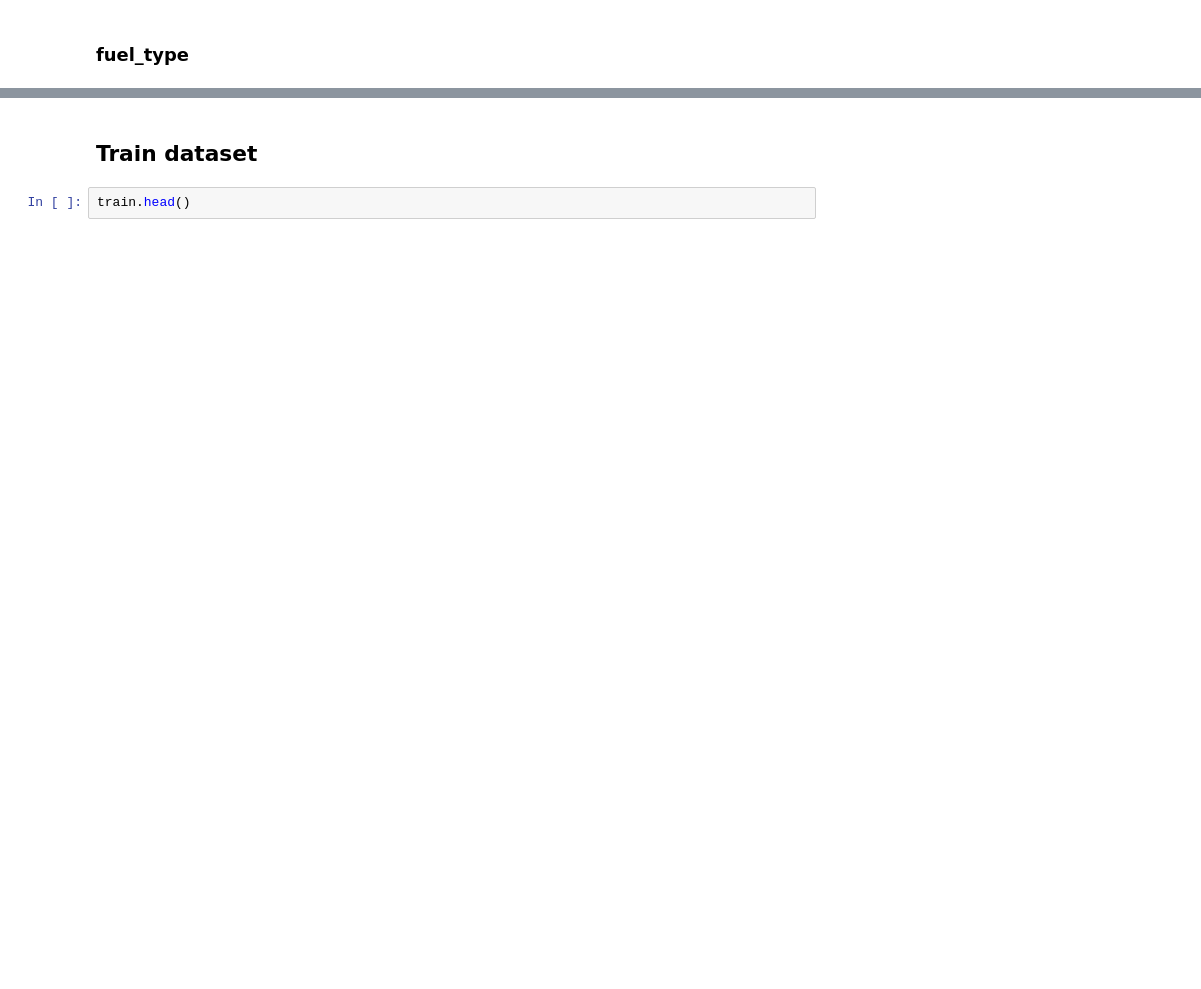
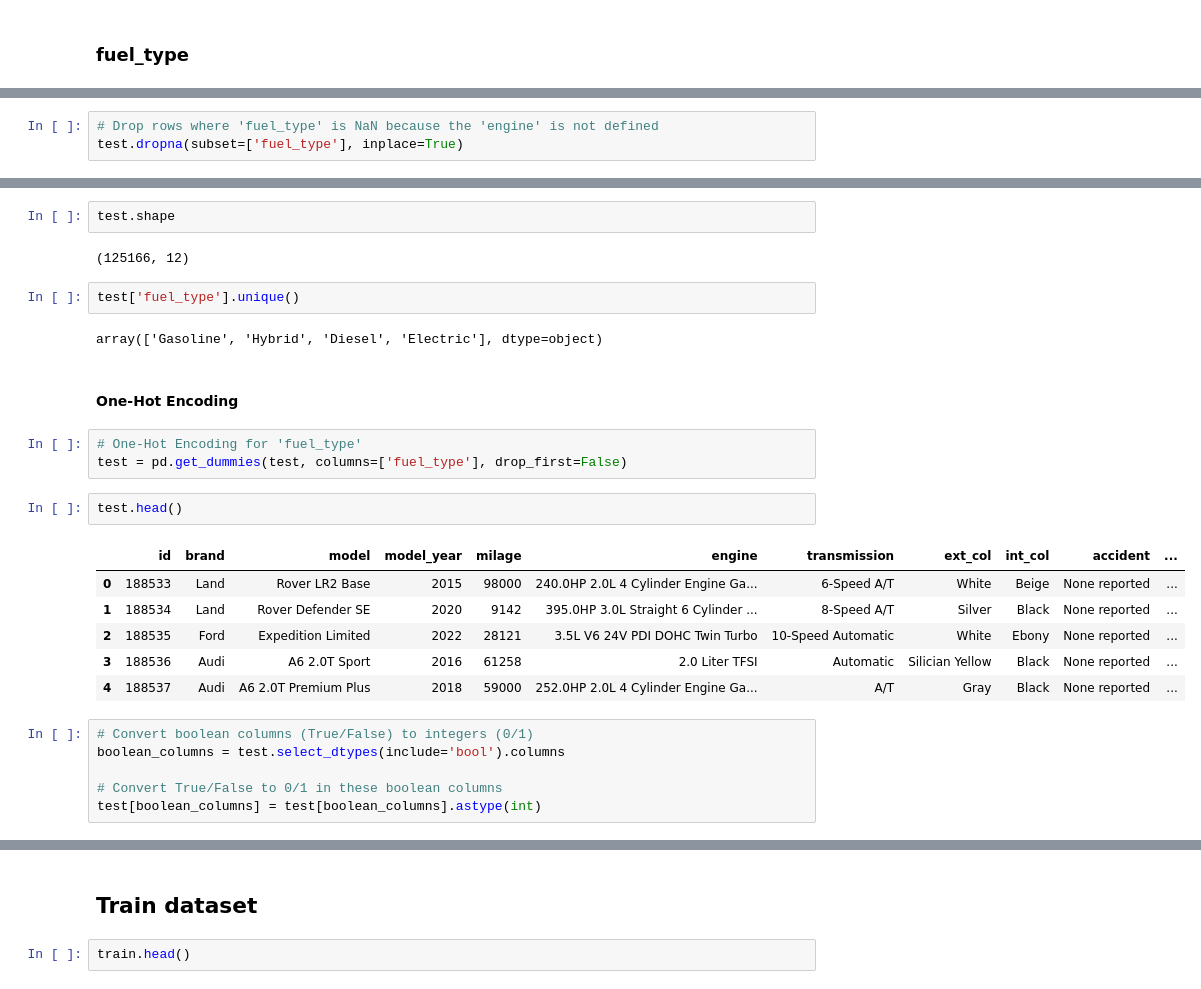
Before and after one commit to floryhblt/used_car_prices, a Jupyter notebook: notebooks/cleaning_paola.ipynb, the cells around one changed output, grey strips where cells are left out. Saved outputs shown, nothing was run; the diff lists cells and outputs as text; blank space fills up the shorter version.

```diff
--- a/notebooks/cleaning_paola.ipynb
+++ b/notebooks/cleaning_paola.ipynb
@@ -89,0 +143,3 @@ dtype: int64
+# %%
+# Drop rows where 'fuel_type' is NaN because the 'engine' is not defined
+test.dropna(subset=['fuel_type'], inplace=True)
@@ -89,0 +162,28 @@ dtype: int64
+# %%
+test.shape
+# %% [output]
+(125166, 12)
+# %%
+test['fuel_type'].unique()
+# %% [output]
+array(['Gasoline', 'Hybrid', 'Diesel', 'Electric'], dtype=object)
+# %% [markdown]
+#### One-Hot Encoding
+# %%
+# One-Hot Encoding for 'fuel_type'
+test = pd.get_dummies(test, columns=['fuel_type'], drop_first=False)
+# %%
+test.head()
+# %% [output]
+|  | id | brand | model | model_year | milage | engine | transmission | ext_col | int_col | accident | ... |
+| 0 | 188533 | Land | Rover LR2 Base | 2015 | 98000 | 240.0HP 2.0L 4 Cylinder Engine Ga... | 6-Speed A/T | White | Beige | None reported | ... |
+| 1 | 188534 | Land | Rover Defender SE | 2020 | 9142 | 395.0HP 3.0L Straight 6 Cylinder ... | 8-Speed A/T | Silver | Black | None reported | ... |
+| 2 | 188535 | Ford | Expedition Limited | 2022 | 28121 | 3.5L V6 24V PDI DOHC Twin Turbo | 10-Speed Automatic | White | Ebony | None reported | ... |
+| 3 | 188536 | Audi | A6 2.0T Sport | 2016 | 61258 | 2.0 Liter TFSI | Automatic | Silician Yellow | Black | None reported | ... |
+| 4 | 188537 | Audi | A6 2.0T Premium Plus | 2018 | 59000 | 252.0HP 2.0L 4 Cylinder Engine Ga... | A/T | Gray | Black | None reported | ... |
+# %%
+# Convert boolean columns (True/False) to integers (0/1)
+boolean_columns = test.select_dtypes(include='bool').columns
+
+# Convert True/False to 0/1 in these boolean columns
+test[boolean_columns] = test[boolean_columns].astype(int)
```
Also changed, not shown: parts of 30 cells of this notebook, 1 other file.
